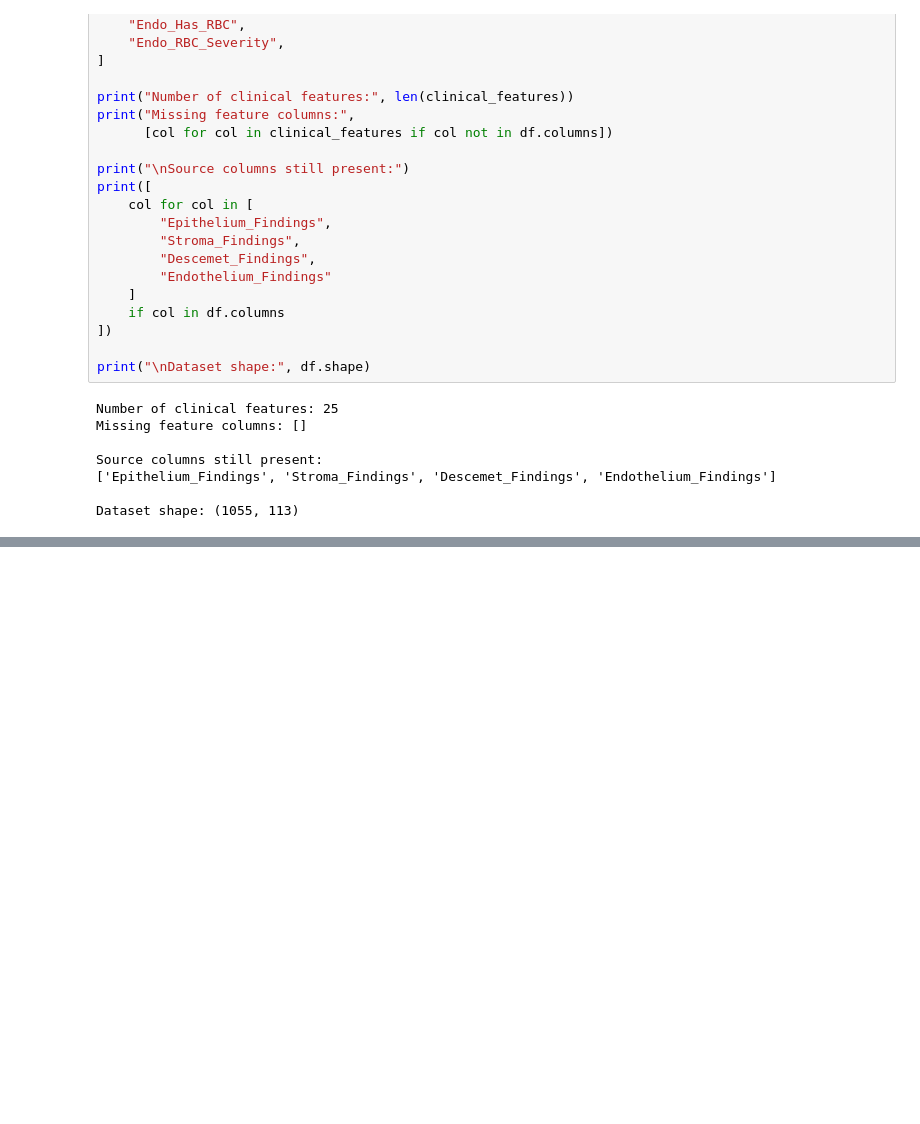
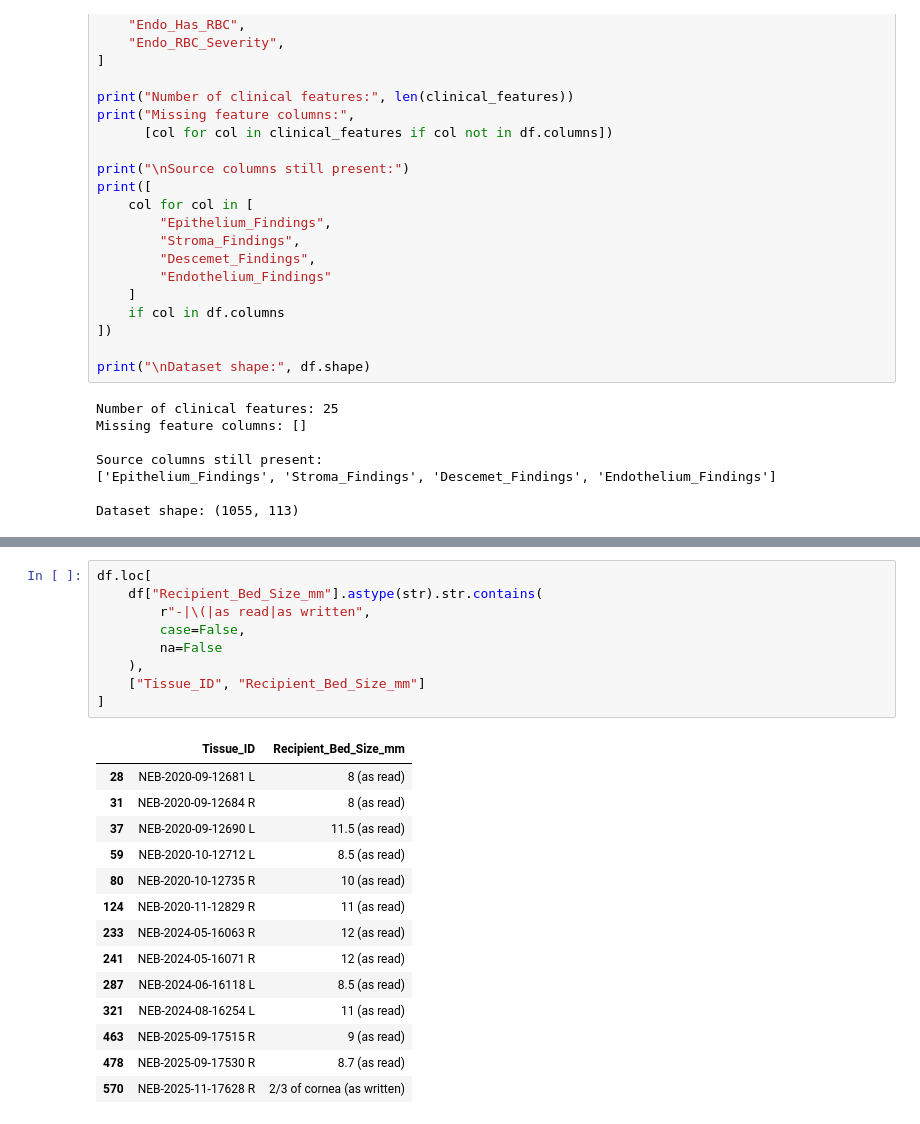
Before and after one commit to Pulitha-m/xai-cornea-grading, a Jupyter notebook: ml/grading/notebooks/02_data_cleaning.ipynb, the cells around one changed output, grey strips where cells are left out. Saved outputs shown, nothing was run; the diff lists cells and outputs as text; blank space fills up the shorter version.

```diff
--- a/ml/grading/notebooks/02_data_cleaning.ipynb
+++ b/ml/grading/notebooks/02_data_cleaning.ipynb
@@ -2276,0 +2402,24 @@ Dataset shape: (1055, 113)
+# %%
+df.loc[
+    df["Recipient_Bed_Size_mm"].astype(str).str.contains(
+        r"-|\(|as read|as written",
+        case=False,
+        na=False
+    ),
+    ["Tissue_ID", "Recipient_Bed_Size_mm"]
+]
+# %% [output]
+|  | Tissue_ID | Recipient_Bed_Size_mm |
+| 28 | NEB-2020-09-12681 L | 8 (as read) |
+| 31 | NEB-2020-09-12684 R | 8 (as read) |
+| 37 | NEB-2020-09-12690 L | 11.5 (as read) |
+| 59 | NEB-2020-10-12712 L | 8.5 (as read) |
+| 80 | NEB-2020-10-12735 R | 10 (as read) |
+| 124 | NEB-2020-11-12829 R | 11 (as read) |
+| 233 | NEB-2024-05-16063 R | 12 (as read) |
+| 241 | NEB-2024-05-16071 R | 12 (as read) |
+| 287 | NEB-2024-06-16118 L | 8.5 (as read) |
+| 321 | NEB-2024-08-16254 L | 11 (as read) |
+| 463 | NEB-2025-09-17515 R | 9 (as read) |
+| 478 | NEB-2025-09-17530 R | 8.7 (as read) |
+| 570 | NEB-2025-11-17628 R | 2/3 of cornea (as written) |
```
Also changed, not shown: parts of 48 cells of this notebook.
